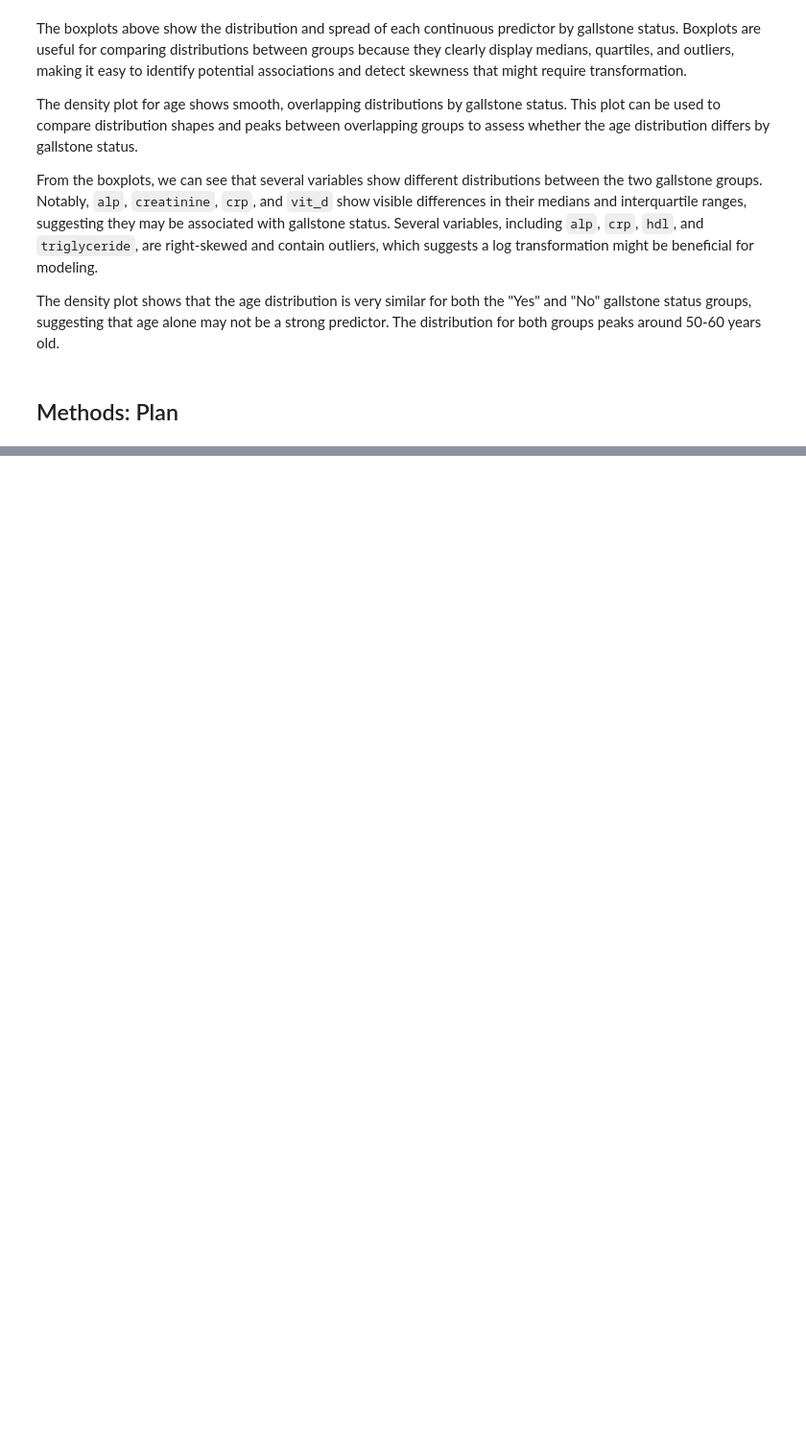
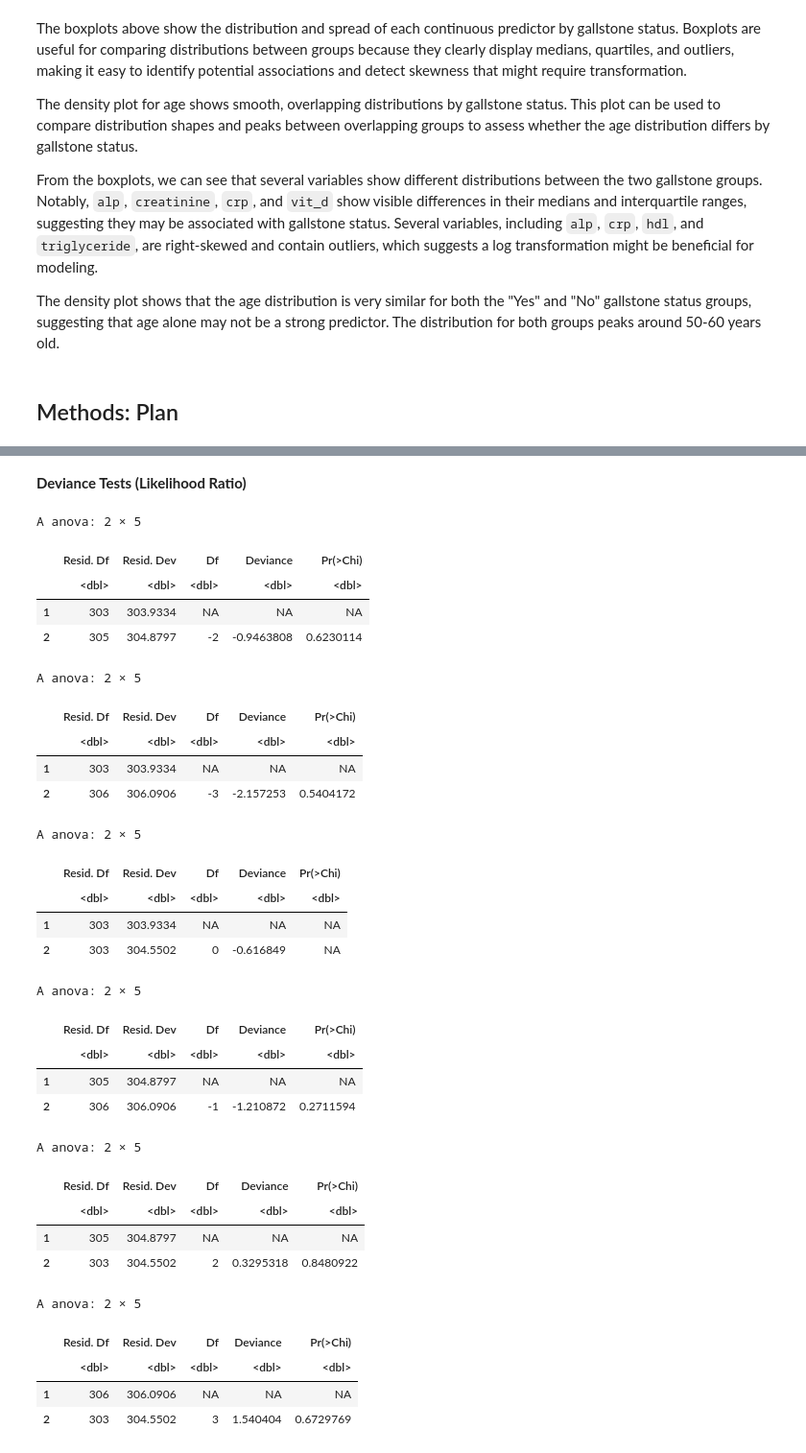
Before and after one commit to hakkd/STAT-301-group-project, a Jupyter notebook: Gallstone.ipynb, the cells around one changed output, grey strips where cells are left out. Shown at 96% size. Drawn from its saved outputs; the diff is of its cells as text; code cells hidden in the pictures; blank space fills up the shorter version.

```diff
--- a/Gallstone.ipynb
+++ b/Gallstone.ipynb
@@ -549,0 +572,9 @@ gallstone risk.
+# %%
+full_mod <- glm(
+  gallstone_status ~ age + cad + hypothyroidism + hyperlipidemia +
+    ecf_tbw + obesity_pct + hfa + glucose + hdl + triglyceride +
+    alp + creatinine + gfr + crp + vit_d,
+  family = binomial,
+  data = exploratory_data
+)
+summary(full_mod)
@@ -549,0 +603,9 @@ gallstone risk.
+# %%
+red1_mod <- glm(
+  gallstone_status ~ age + cad + hypothyroidism + hyperlipidemia +
+    ecf_tbw + obesity_pct + hfa + glucose + hdl + triglyceride +
+    alp + crp + vit_d,
+  family = binomial,
+  data = exploratory_data
+)
+summary(red1_mod)
@@ -549,0 +665,9 @@ gallstone risk.
+# %%
+int_mod <- glm(
+  gallstone_status ~ age * gender + cad + hypothyroidism +
+    hyperlipidemia + ecf_tbw + obesity_pct + hfa + glucose +
+    hdl + triglyceride + alp + crp + vit_d,
+  family = binomial,
+  data = exploratory_data_with_gender
+)
+summary(int_mod)
@@ -549,0 +719,40 @@ gallstone risk.
+# %% [markdown]
+**Deviance Tests (Likelihood Ratio)**
+# %%
+anova(full_mod, red1_mod, test = "Chisq")
+anova(full_mod, red2_mod, test = "Chisq")
+anova(full_mod, int_mod,  test = "Chisq")
+anova(red1_mod, red2_mod, test = "Chisq")
+anova(red1_mod, int_mod,  test = "Chisq")
+anova(red2_mod, int_mod,  test = "Chisq")
+# %% [output]
+A anova: 2 × 5
+|  | Resid. Df | Resid. Dev | Df | Deviance | Pr(>Chi) |
+|  | <dbl> | <dbl> | <dbl> | <dbl> | <dbl> |
+| 1 | 303 | 303.9334 | NA | NA | NA |
+| 2 | 305 | 304.8797 | -2 | -0.9463808 | 0.6230114 |
+A anova: 2 × 5
+|  | Resid. Df | Resid. Dev | Df | Deviance | Pr(>Chi) |
+|  | <dbl> | <dbl> | <dbl> | <dbl> | <dbl> |
+| 1 | 303 | 303.9334 | NA | NA | NA |
+| 2 | 306 | 306.0906 | -3 | -2.157253 | 0.5404172 |
+A anova: 2 × 5
+|  | Resid. Df | Resid. Dev | Df | Deviance | Pr(>Chi) |
+|  | <dbl> | <dbl> | <dbl> | <dbl> | <dbl> |
+| 1 | 303 | 303.9334 | NA | NA | NA |
+| 2 | 303 | 304.5502 | 0 | -0.616849 | NA |
+A anova: 2 × 5
+|  | Resid. Df | Resid. Dev | Df | Deviance | Pr(>Chi) |
+|  | <dbl> | <dbl> | <dbl> | <dbl> | <dbl> |
+| 1 | 305 | 304.8797 | NA | NA | NA |
+| 2 | 306 | 306.0906 | -1 | -1.210872 | 0.2711594 |
+A anova: 2 × 5
+|  | Resid. Df | Resid. Dev | Df | Deviance | Pr(>Chi) |
+|  | <dbl> | <dbl> | <dbl> | <dbl> | <dbl> |
+| 1 | 305 | 304.8797 | NA | NA | NA |
+| 2 | 303 | 304.5502 | 2 | 0.3295318 | 0.8480922 |
+A anova: 2 × 5
+|  | Resid. Df | Resid. Dev | Df | Deviance | Pr(>Chi) |
+|  | <dbl> | <dbl> | <dbl> | <dbl> | <dbl> |
+| 1 | 306 | 306.0906 | NA | NA | NA |
+| 2 | 303 | 304.5502 | 3 | 1.540404 | 0.6729769 |
```
Also changed, not shown: parts of 35 cells of this notebook.
